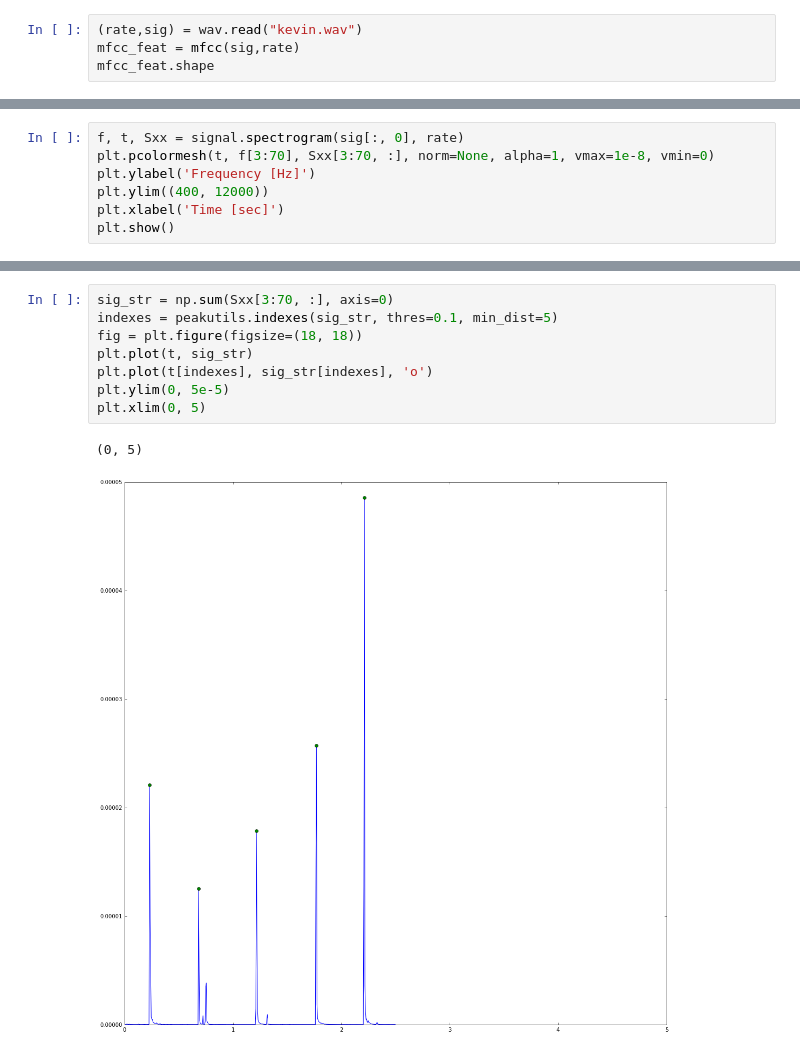
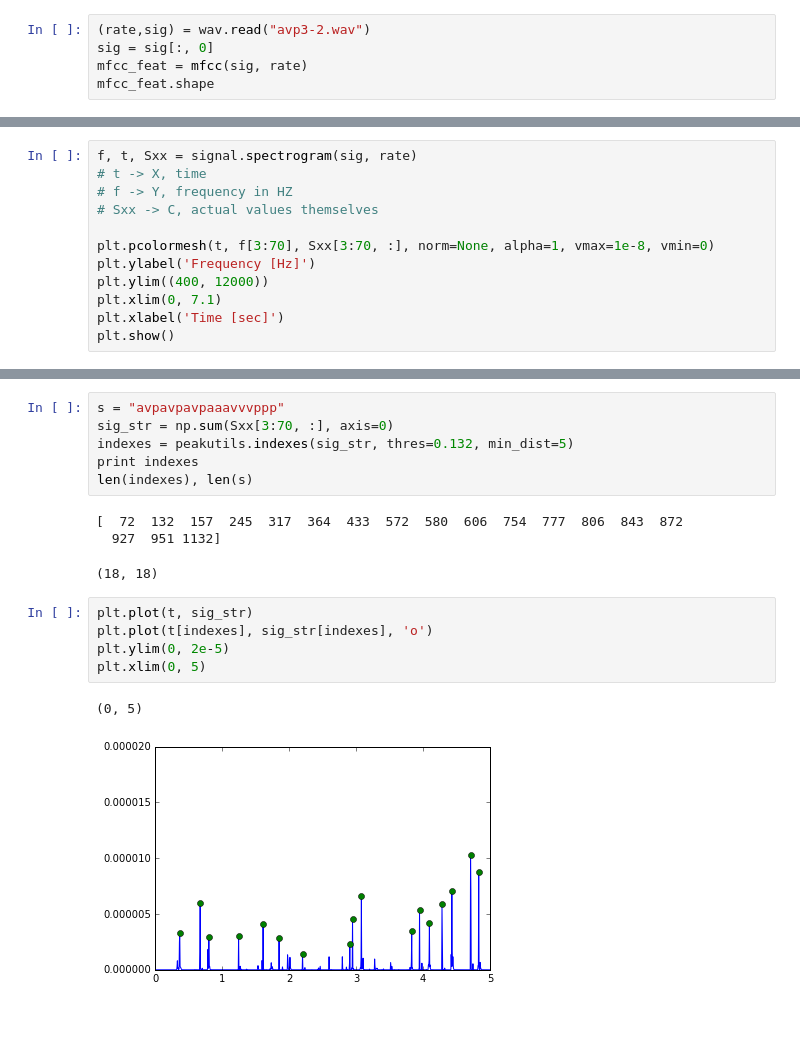
Before and after one commit to kyang01/keyboard_emanations, a Jupyter notebook: Kevins Notebook.ipynb, the cells around one changed output, grey strips where cells are left out. Drawn from its saved outputs; the diff is of its cells as text; blank space fills up the shorter version.

```diff
--- a/Kevins Notebook.ipynb
+++ b/Kevins Notebook.ipynb
@@ -13,5 +16,6 @@ import numpy as np
 # %%
-(rate,sig) = wav.read("kevin.wav")
-mfcc_feat = mfcc(sig,rate)
+(rate,sig) = wav.read("avp3-2.wav")
+sig = sig[:, 0]
+mfcc_feat = mfcc(sig, rate)
 mfcc_feat.shape
 # %% [output]
@@ -40,8 +28,13 @@ f[70]
 # %%
-f, t, Sxx = signal.spectrogram(sig[:, 0], rate)
+f, t, Sxx = signal.spectrogram(sig, rate)
+# t -> X, time
+# f -> Y, frequency in HZ
+# Sxx -> C, actual values themselves
+
 plt.pcolormesh(t, f[3:70], Sxx[3:70, :], norm=None, alpha=1, vmax=1e-8, vmin=0)
 plt.ylabel('Frequency [Hz]')
 plt.ylim((400, 12000))
+plt.xlim(0, 7.1)
 plt.xlabel('Time [sec]')
 plt.show()
 # %% [output]
@@ -49,12 +42,19 @@ plt.show()
+# %%
+s = "avpavpavpaaavvvppp"
+sig_str = np.sum(Sxx[3:70, :], axis=0)
+indexes = peakutils.indexes(sig_str, thres=0.132, min_dist=5)
+print indexes
+len(indexes), len(s)
+# %% [output]
+[  72  132  157  245  317  364  433  572  580  606  754  777  806  843  872
+  927  951 1132]
+(18, 18)
 # %%
-sig_str = np.sum(Sxx[3:70, :], axis=0)
-indexes = peakutils.indexes(sig_str, thres=0.1, min_dist=5)
-fig = plt.figure(figsize=(18, 18))
 plt.plot(t, sig_str)
 plt.plot(t[indexes], sig_str[indexes], 'o')
-plt.ylim(0, 5e-5)
+plt.ylim(0, 2e-5)
 plt.xlim(0, 5)
 # %% [output]
 (0, 5)
-[figure, old version]
+[figure, new version]
 # %%
```
Also changed, not shown: parts of 23 cells of this notebook, 1 other file.
